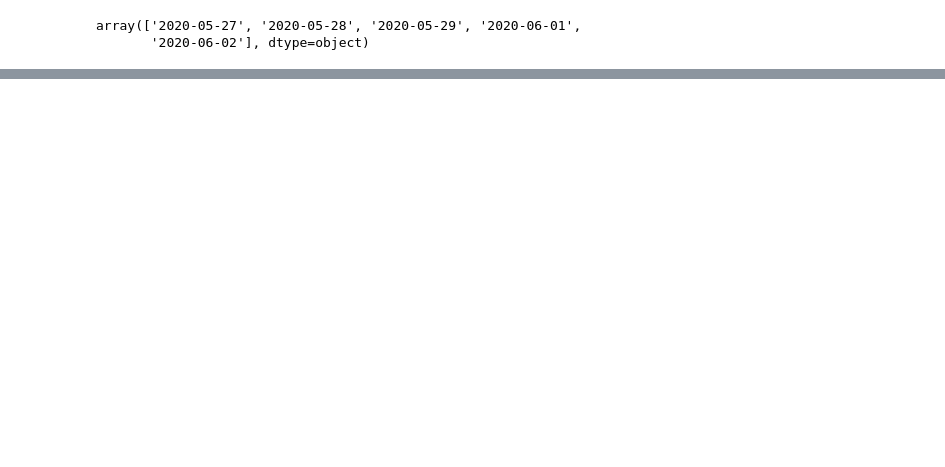
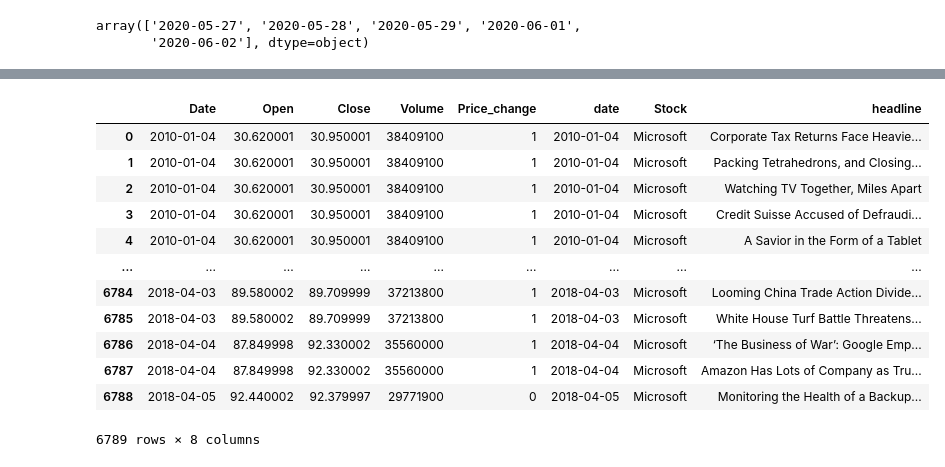
Before and after one commit to Poulinakis-Konstantinos/Stock_prediction_with_News_Sentiment_Analysis, a Jupyter notebook: DF_creation.ipynb, the cells around one changed output, grey strips where cells are left out. Saved outputs shown, nothing was run; the diff lists cells and outputs as text; code cells hidden in the pictures; blank space fills up the shorter version.

```diff
--- a/DF_creation.ipynb
+++ b/DF_creation.ipynb
@@ -159,0 +221,18 @@ array(['2020-05-27', '2020-05-28', '2020-05-29', '2020-06-01',
+# %%
+msft_merged_df = msft_merged_df.rename(columns={'Title': 'headline'})
+msft_merged_df = msft_merged_df.drop(columns=['Abstract', 'Link'])
+msft_merged_df
+# %% [output]
+|  | Date | Open | Close | Volume | Price_change | date | Stock | headline |
+| 0 | 2010-01-04 | 30.620001 | 30.950001 | 38409100 | 1 | 2010-01-04 | Microsoft | Corporate Tax Returns Face Heavie... |
+| 1 | 2010-01-04 | 30.620001 | 30.950001 | 38409100 | 1 | 2010-01-04 | Microsoft | Packing Tetrahedrons, and Closing... |
+| 2 | 2010-01-04 | 30.620001 | 30.950001 | 38409100 | 1 | 2010-01-04 | Microsoft | Watching TV Together, Miles Apart |
+| 3 | 2010-01-04 | 30.620001 | 30.950001 | 38409100 | 1 | 2010-01-04 | Microsoft | Credit Suisse Accused of Defraudi... |
+| 4 | 2010-01-04 | 30.620001 | 30.950001 | 38409100 | 1 | 2010-01-04 | Microsoft | A Savior in the Form of a Tablet |
+| ... | ... | ... | ... | ... | ... | ... | ... | ... |
+| 6784 | 2018-04-03 | 89.580002 | 89.709999 | 37213800 | 1 | 2018-04-03 | Microsoft | Looming China Trade Action Divide... |
+| 6785 | 2018-04-03 | 89.580002 | 89.709999 | 37213800 | 1 | 2018-04-03 | Microsoft | White House Turf Battle Threatens... |
+| 6786 | 2018-04-04 | 87.849998 | 92.330002 | 35560000 | 1 | 2018-04-04 | Microsoft | ‘The Business of War’: Google Emp... |
+| 6787 | 2018-04-04 | 87.849998 | 92.330002 | 35560000 | 1 | 2018-04-04 | Microsoft | Amazon Has Lots of Company as Tru... |
+| 6788 | 2018-04-05 | 92.440002 | 92.379997 | 29771900 | 0 | 2018-04-05 | Microsoft | Monitoring the Health of a Backup... |
+6789 rows × 8 columns
```
Also changed, not shown: parts of 11 cells of this notebook.
